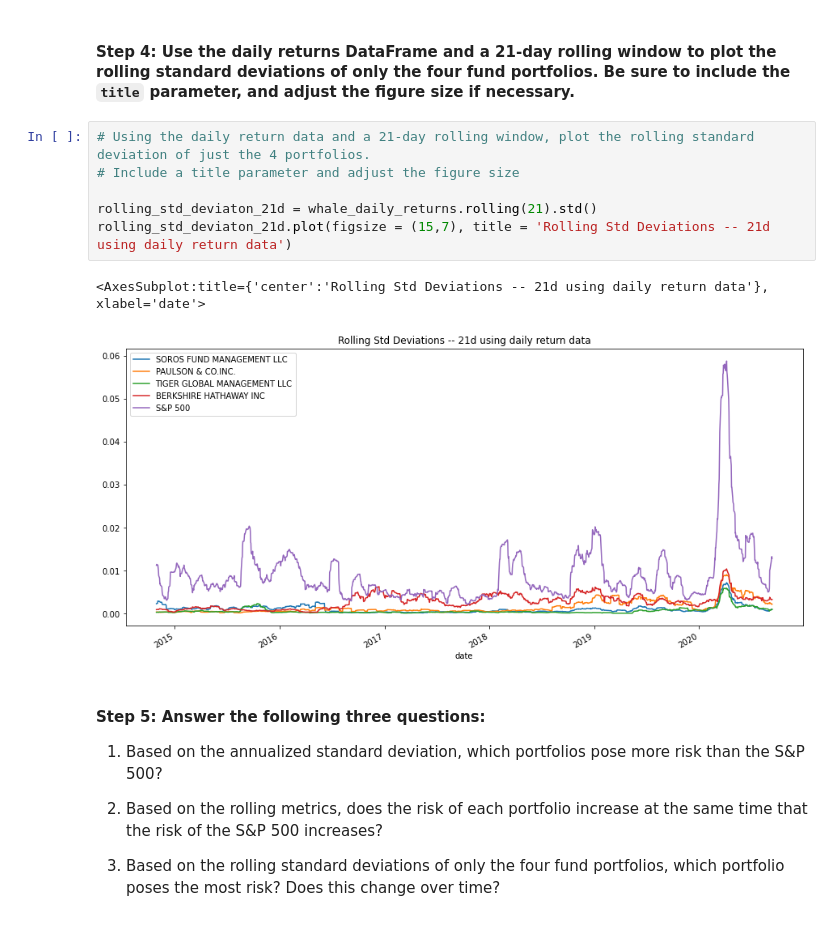
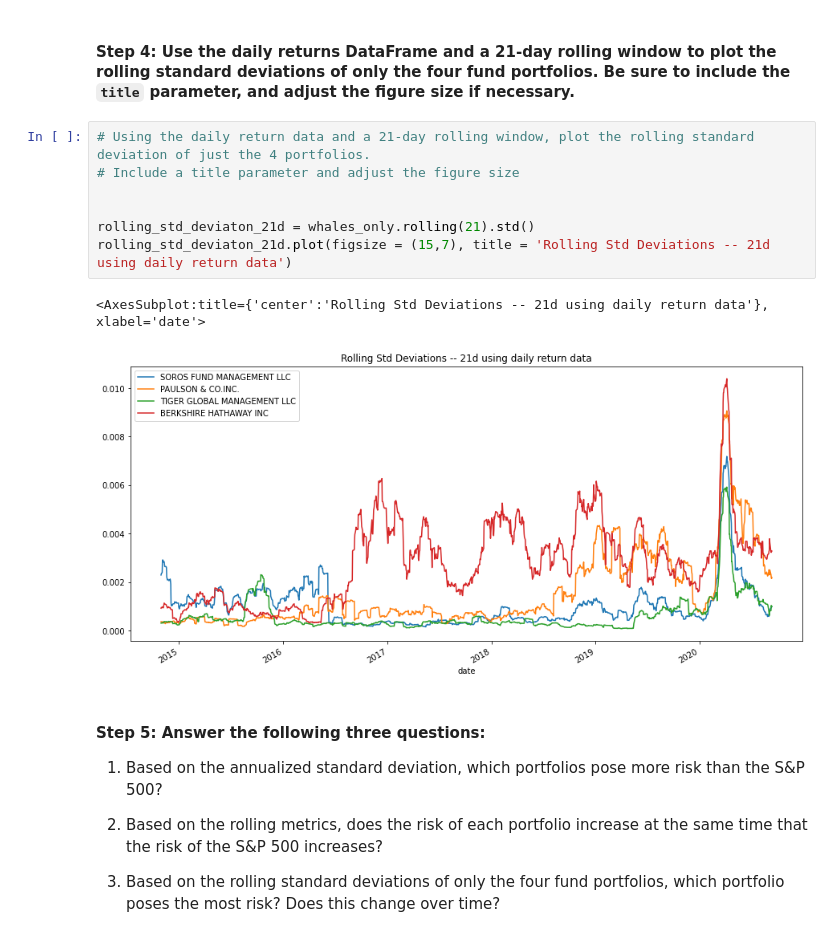
Before and after one commit to flyfishjay/challenge_week_4, a Jupyter notebook: risk_return_analysis.ipynb, the cells around one changed output. Saved outputs shown, nothing was run; the diff lists cells and outputs as text.

```diff
--- a/risk_return_analysis.ipynb
+++ b/risk_return_analysis.ipynb
@@ -289,12 +290,13 @@ whale_std_21d.plot(figsize=(15,10), title = 'Rolling 21d std deviations of Whale
 # %%
 # Using the daily return data and a 21-day rolling window, plot the rolling standard deviation of just the 4 portfolios.
 # Include a title parameter and adjust the figure size
 
-rolling_std_deviaton_21d = whale_daily_returns.rolling(21).std()
+
+rolling_std_deviaton_21d = whales_only.rolling(21).std()
 rolling_std_deviaton_21d.plot(figsize = (15,7), title = 'Rolling Std Deviations -- 21d using daily return data')
 # %% [output]
 <AxesSubplot:title={'center':'Rolling Std Deviations -- 21d using daily return data'}, xlabel='date'>
-[figure, old version]
+[figure, new version]
 # %% [markdown]
 #### Step 5: Answer the following three questions:
 
```
Also changed, not shown: parts of 13 cells of this notebook.
